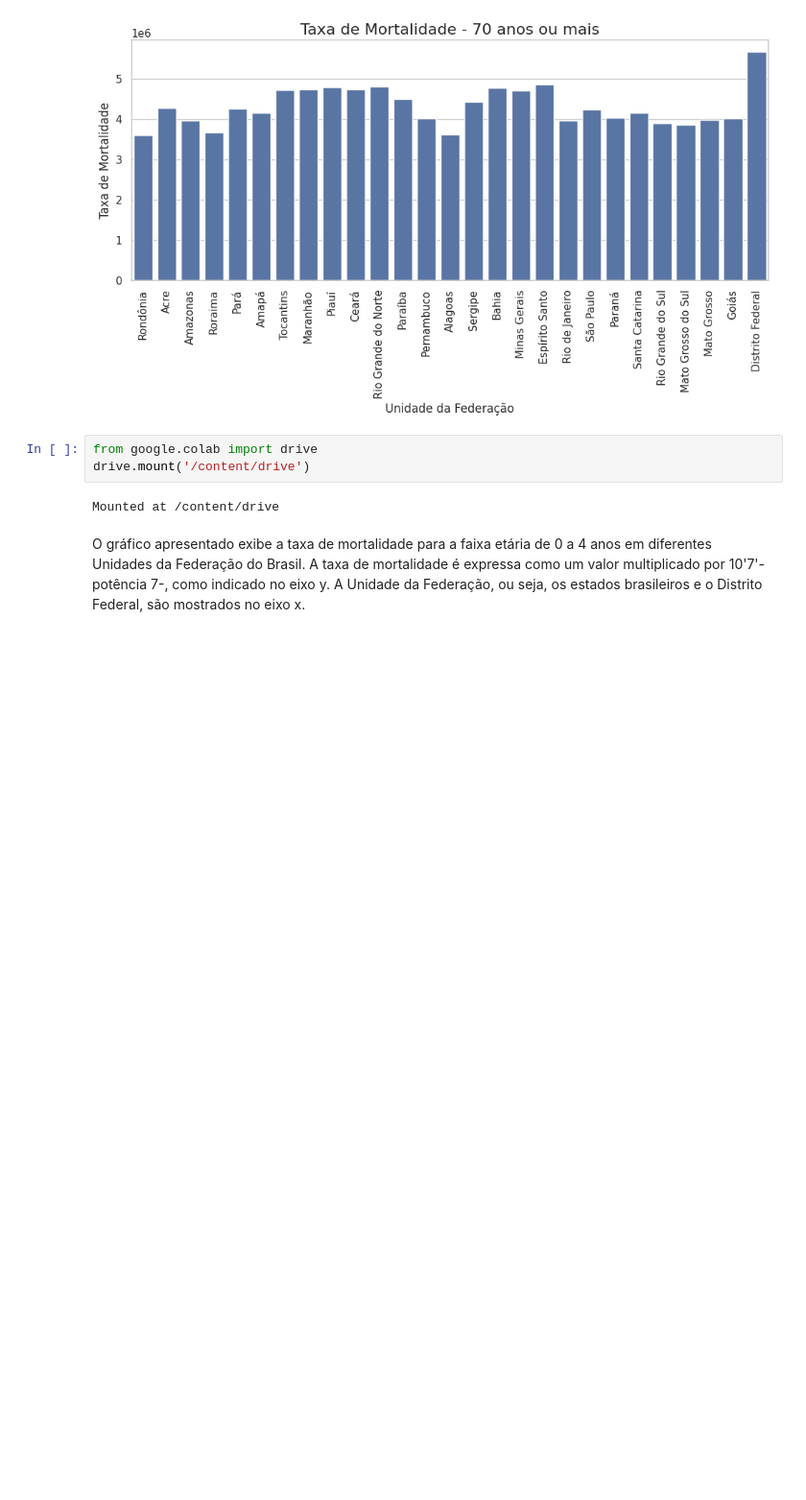
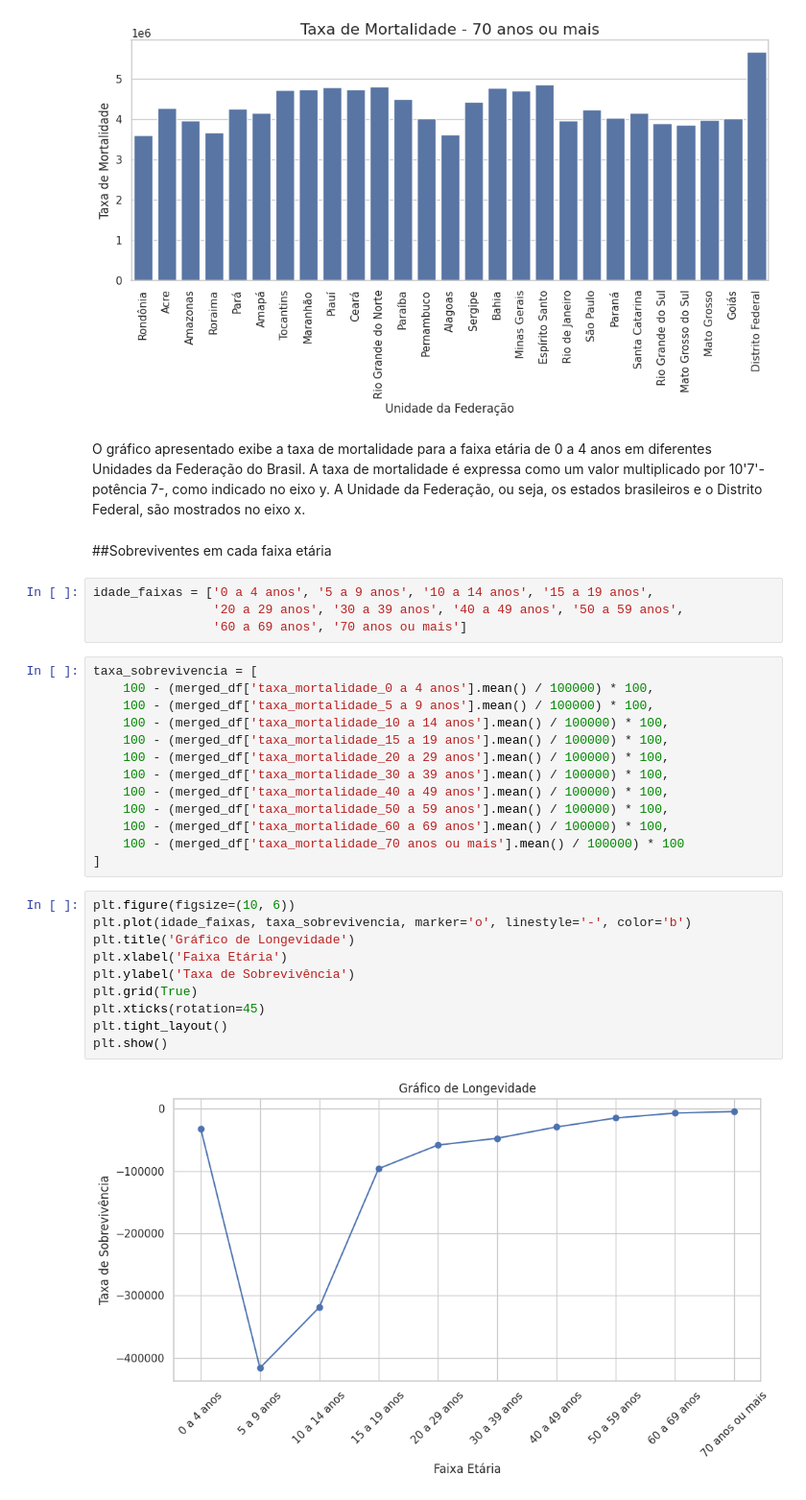
Before and after one commit to babialvesz/longevidade, a Jupyter notebook: tratamento.ipynb, the cells around one changed output. Shown at 96% size. Cells and saved outputs as stored; diff of their text form; blank space fills up the shorter version.

Commit message:
tentativa de gráfico de longevidade

```diff
--- a/tratamento.ipynb
+++ b/tratamento.ipynb
@@ -154,10 +166,36 @@ for faixa in faixas_etarias:
 [figure]
 [figure]
 [figure]
-# %%
-from google.colab import drive
-drive.mount('/content/drive')
-# %% [output]
-Mounted at /content/drive
 # %% [markdown]
 O gráfico apresentado exibe a taxa de mortalidade para a faixa etária de 0 a 4 anos em diferentes Unidades da Federação do Brasil. A taxa de mortalidade é expressa como um valor multiplicado por 10'7'- potência 7-, como indicado no eixo y. A Unidade da Federação, ou seja, os estados brasileiros e o Distrito Federal, são mostrados no eixo x.
+# %% [markdown]
+##Sobreviventes em cada faixa etária
+# %%
+idade_faixas = ['0 a 4 anos', '5 a 9 anos', '10 a 14 anos', '15 a 19 anos',
+                '20 a 29 anos', '30 a 39 anos', '40 a 49 anos', '50 a 59 anos',
+                '60 a 69 anos', '70 anos ou mais']
+# %%
+taxa_sobrevivencia = [
+    100 - (merged_df['taxa_mortalidade_0 a 4 anos'].mean() / 100000) * 100,
+    100 - (merged_df['taxa_mortalidade_5 a 9 anos'].mean() / 100000) * 100,
+    100 - (merged_df['taxa_mortalidade_10 a 14 anos'].mean() / 100000) * 100,
+    100 - (merged_df['taxa_mortalidade_15 a 19 anos'].mean() / 100000) * 100,
+    100 - (merged_df['taxa_mortalidade_20 a 29 anos'].mean() / 100000) * 100,
+    100 - (merged_df['taxa_mortalidade_30 a 39 anos'].mean() / 100000) * 100,
+    100 - (merged_df['taxa_mortalidade_40 a 49 anos'].mean() / 100000) * 100,
+    100 - (merged_df['taxa_mortalidade_50 a 59 anos'].mean() / 100000) * 100,
+    100 - (merged_df['taxa_mortalidade_60 a 69 anos'].mean() / 100000) * 100,
+    100 - (merged_df['taxa_mortalidade_70 anos ou mais'].mean() / 100000) * 100
+]
+# %%
+plt.figure(figsize=(10, 6))
+plt.plot(idade_faixas, taxa_sobrevivencia, marker='o', linestyle='-', color='b')
+plt.title('Gráfico de Longevidade')
+plt.xlabel('Faixa Etária')
+plt.ylabel('Taxa de Sobrevivência')
+plt.grid(True)
+plt.xticks(rotation=45)
+plt.tight_layout()
+plt.show()
+# %% [output]
+[figure, added]
```
Also changed, not shown: parts of 4 cells of this notebook.
